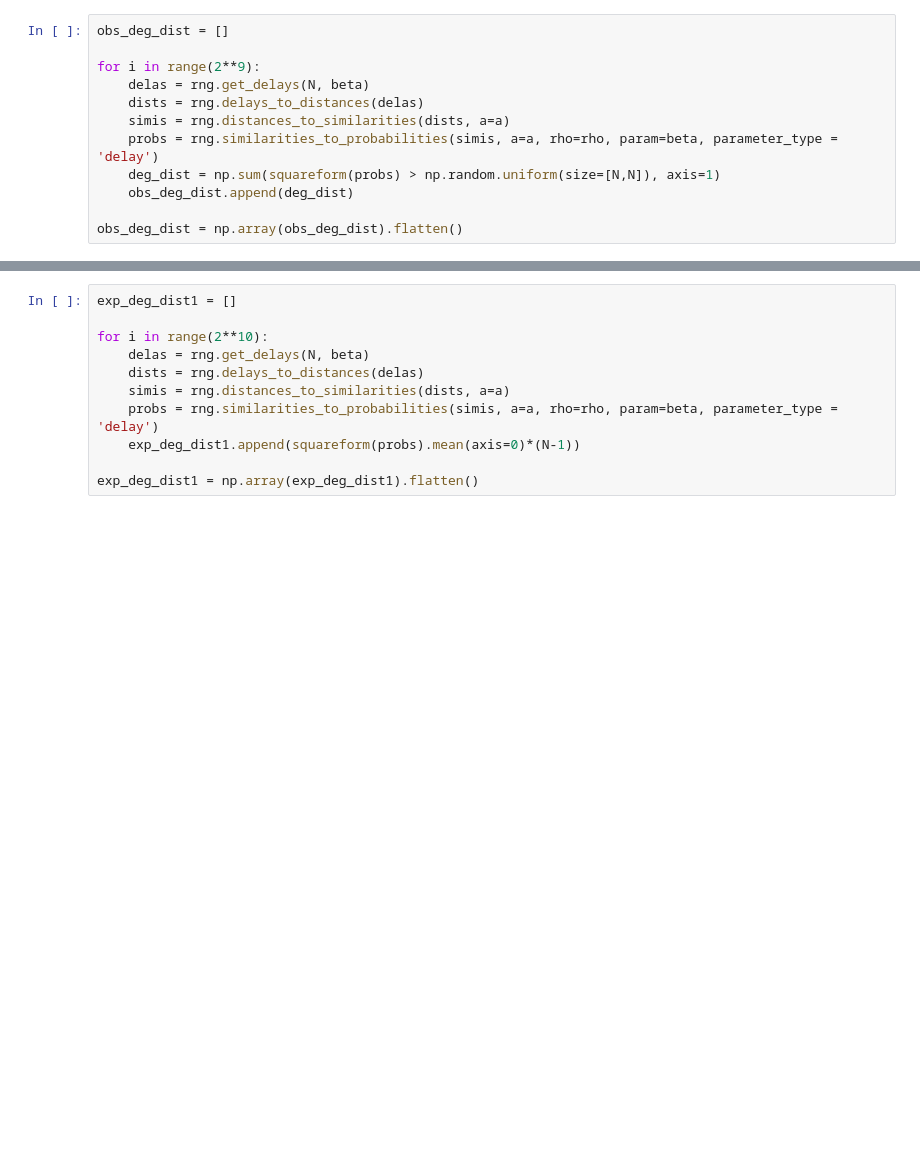
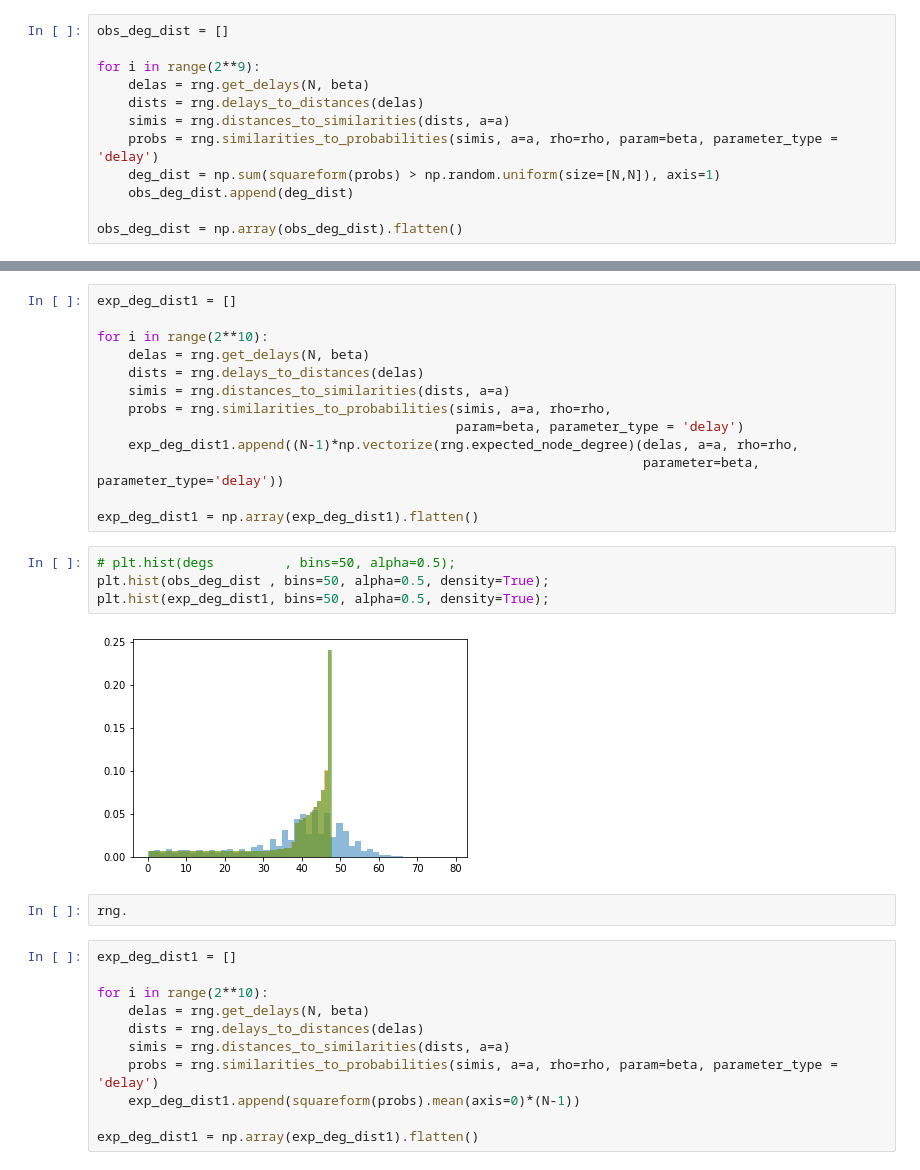
Before and after one commit to ClusterDuck123/ringity, a Jupyter notebook: notebooks/degree_distribution.ipynb, the cells around one changed output, grey strips where cells are left out. Cells and saved outputs as stored; diff of their text form; blank space fills up the shorter version.

```diff
--- a/notebooks/degree_distribution.ipynb
+++ b/notebooks/degree_distribution.ipynb
@@ -44,3 +64,24 @@ plt.hist(obs_deg_dist, bins=50, alpha=0.5, density=True);
+# %%
+exp_deg_dist1 = []
+
+for i in range(2**10):
+    delas = rng.get_delays(N, beta)
+    dists = rng.delays_to_distances(delas)
+    simis = rng.distances_to_similarities(dists, a=a)
+    probs = rng.similarities_to_probabilities(simis, a=a, rho=rho,
+                                              param=beta, parameter_type = 'delay')
+    exp_deg_dist1.append((N-1)*np.vectorize(rng.expected_node_degree)(delas, a=a, rho=rho,
+                                                                      parameter=beta, parameter_type='delay'))
+
+exp_deg_dist1 = np.array(exp_deg_dist1).flatten()
+# %%
+# plt.hist(degs         , bins=50, alpha=0.5);
+plt.hist(obs_deg_dist , bins=50, alpha=0.5, density=True);
+plt.hist(exp_deg_dist1, bins=50, alpha=0.5, density=True);
+# %% [output]
+[figure, added]
+# %%
+rng.
 # %%
 exp_deg_dist1 = []
 
```
Also changed, not shown: parts of 11 cells of this notebook, 1 other file.
